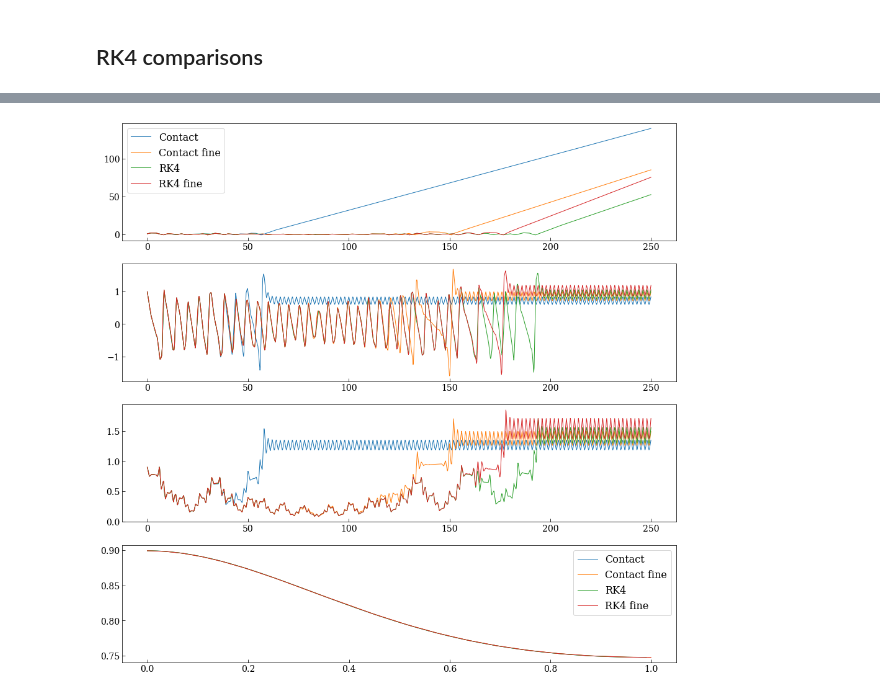
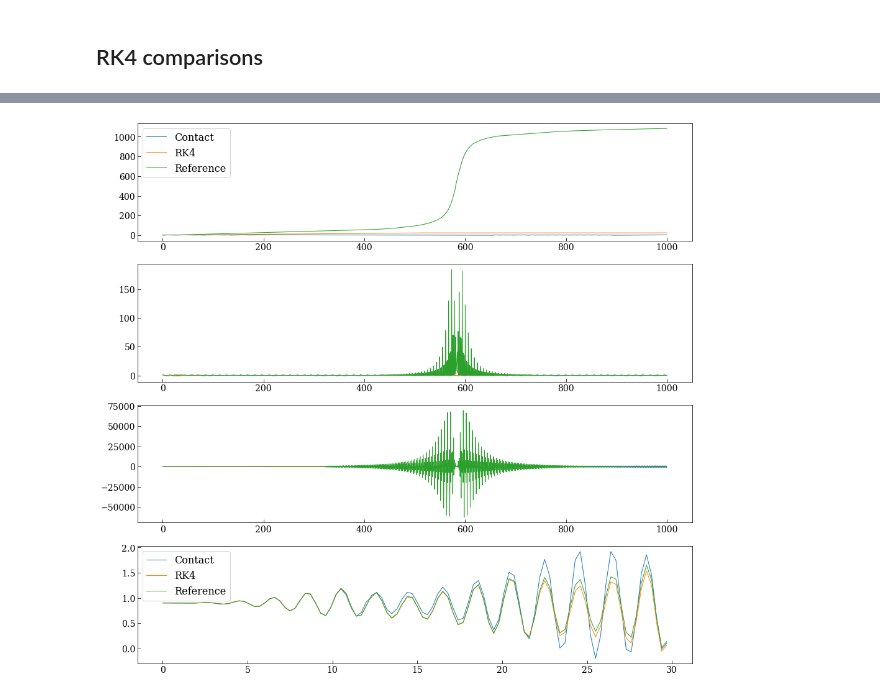
Before and after one commit to mseri/gsi2021, a Jupyter notebook: The Time-Perturbed Morse oscillator.ipynb, the cells around one changed output, grey strips where cells are left out. Saved outputs shown, nothing was run; the diff lists cells and outputs as text; code cells hidden in the pictures.

```diff
--- a/The Time-Perturbed Morse oscillator.ipynb
+++ b/The Time-Perturbed Morse oscillator.ipynb
@@ -46,3 +50,22 @@ osc = MOsc
+# %%
+def rk4s(system, init, tspan):
+    def derivs(x,t):
+        p,q,s = x
+        dp = - system.Vq(q,t) - system.f(t) * p * s
+        dq = p
+        ds = system.lag(p, q, s, t)
+        return (dp, dq, ds)
+    return rk4(derivs, init, tspan)
+
+def adaptive(system, init, tspan):
+    t_span = (tspan[0], tspan[-1])
+    def derivs(t, x):
+        p,q,s = x
+        dp = - system.Vq(q,t) - system.f(t) * p * s
+        dq = p
+        ds = system.lag(p, q, s, t)
+        return (dp, dq, ds)
+    return si.solve_ivp(derivs, t_span, init, t_eval=tspan, method="LSODA", dense_output=True, rtol=1e-6)
 # %% [markdown]
 ## RK4 comparisons
 # %%
@@ -132,42 +175,35 @@ for (p0, q0, s0) in [(1,1,0)]:
 # %%
-mosc = MOsc(0.5, np.pi)
-dt = 0.01
-tf = 250
-
+mosc = MOsc(0.01, np.pi)
+dt = 0.3
+tf = 1000
 tspan = np.arange(0.0, tf, dt)
-tspan_fine = np.arange(0.0, tf, dt/10)
 
 for (p0, q0, s0) in [(1,1,0)]:
     fig = plt.figure(figsize=(16,16))
 
     sol, sols, _ = ic.integrate(ic.step1l, mosc, tspan, p0, q0, s0)
-    solrk = rk4s(mosc, [p0,q0], tspan)
-    solrk_fine = rk4s(mosc, [p0,q0], tspan_fine)
-    sol_fine, sols_fine, _ = ic.integrate(ic.step1l, mosc, tspan_fine, p0, q0, s0)
+    solrk = rk4s(mosc, [p0,q0,s0], tspan)
+    r = adaptive(mosc, [p0,q0,s0], tspan)
     plt.subplot(411)
     plt.plot(tspan, sol[:,1], label="Contact", linewidth=1)
-    plt.plot(tspan_fine, sol_fine[:,1], label="Contact fine", linewidth=1)
     plt.plot(tspan, solrk.T[1], label="RK4", linewidth=1)
-    plt.plot(tspan_fine, solrk_fine.T[1], label="RK4 fine", linewidth=1)
+    plt.plot(tspan, r.y[1], label="Reference", linewidth=1)
     plt.legend()
     plt.subplot(412)
     plt.plot(tspan, sol[:,0], label="Contact", linewidth=1)
-    plt.plot(tspan_fine, sol_fine[:,0], label="Contact fine", linewidth=1)
     plt.plot(tspan, solrk.T[0], label="RK4", linewidth=1)
-    plt.plot(tspan_fine, solrk_fine.T[0], label="RK4 fine", linewidth=1)
+    plt.plot(tspan, r.y[0], label="Reference", linewidth=1)
     plt.subplot(413)
-    plt.plot(tspan, mosc.energy(sol[:,0], sol[:,1], 0, tspan), label="Contact", linewidth=1)
-    plt.plot(tspan_fine, mosc.energy(sol_fine[:,0], sol_fine[:,1], 0, tspan_fine), label="Contact fine", linewidth=1)
-    plt.plot(tspan, mosc.energy(solrk.T[0], solrk.T[1], 0, tspan), label="RK4", linewidth=1)
-    plt.plot(tspan_fine, mosc.energy(solrk_fine.T[0], solrk_fine.T[1], 0, tspan_fine), label="RK4 fine", linewidth=1)
+    plt.plot(tspan, mosc.energy(sol[:,0], sol[:,1], sols, tspan), label="Contact", linewidth=1)
+    plt.plot(tspan, mosc.energy(solrk.T[0], solrk.T[1], solrk.T[2], tspan), label="RK4", linewidth=1)
+    plt.plot(tspan, mosc.energy(r.y[0], r.y[1], r.y[2], tspan), label="Reference", linewidth=1)
     plt.subplot(414)
     cut=100
-    plt.plot(tspan[:cut], mosc.energy(sol[:,0][:cut], sol[:,1][:cut], 0, tspan[:cut]), label="Contact", linewidth=1)
-    plt.plot(tspan_fine[:cut*10], mosc.energy(sol_fine[:,0][:cut*10], sol_fine[:,1][:cut*10], 0, tspan_fine[:cut*10]), label="Contact fine", linewidth=1)
-    plt.plot(tspan[:cut], mosc.energy(solrk.T[0][:cut], solrk.T[1][:cut], 0, tspan[:cut]), label="RK4", linewidth=1)
-    plt.plot(tspan_fine[:cut*10], mosc.energy(solrk_fine.T[0][:cut*10], solrk_fine.T[1][:cut*10], 0, tspan_fine[:cut*10]), label="RK4 fine", linewidth=1)
+    plt.plot(tspan[:cut], mosc.energy(sol[:,0][:cut], sol[:,1][:cut], sols[:cut], tspan[:cut]), label="Contact", linewidth=1)
+    plt.plot(tspan[:cut], mosc.energy(solrk.T[0][:cut], solrk.T[1][:cut], solrk.T[2][:cut], tspan[:cut]), label="RK4", linewidth=1)
+    plt.plot(tspan[:cut], mosc.energy(r.y[0][:cut], r.y[1][:cut], r.y[2][:cut], tspan[:cut]), label="Reference", linewidth=1)
     plt.legend()
 
     plt.show()
 # %% [output]
-[figure, old version]
+[figure, new version]
```
Also changed, not shown: parts of 7 cells of this notebook, 1 other file.
